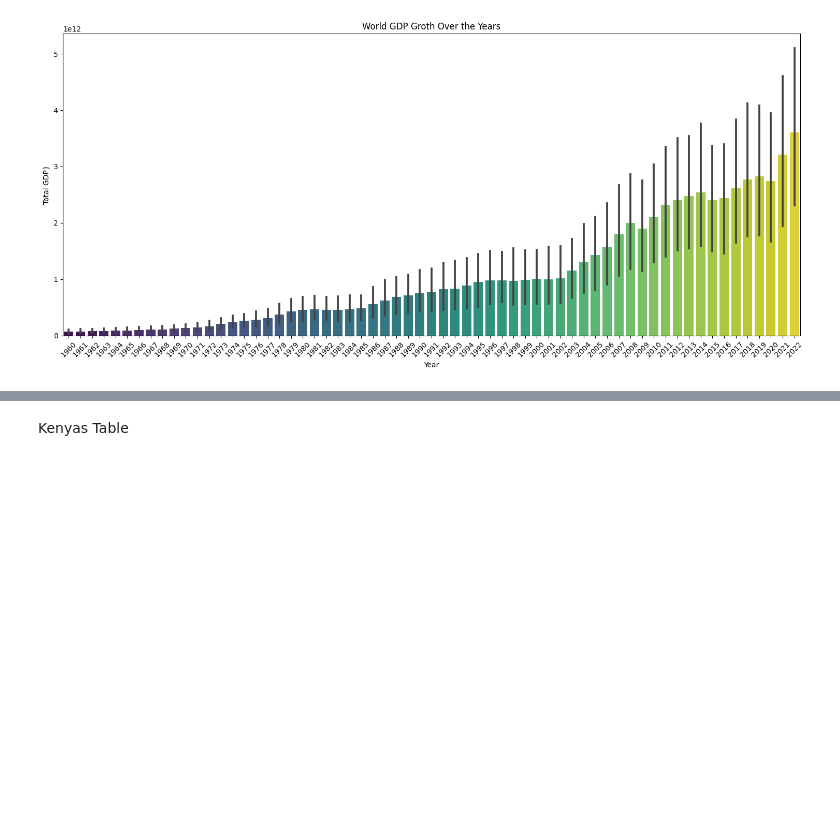
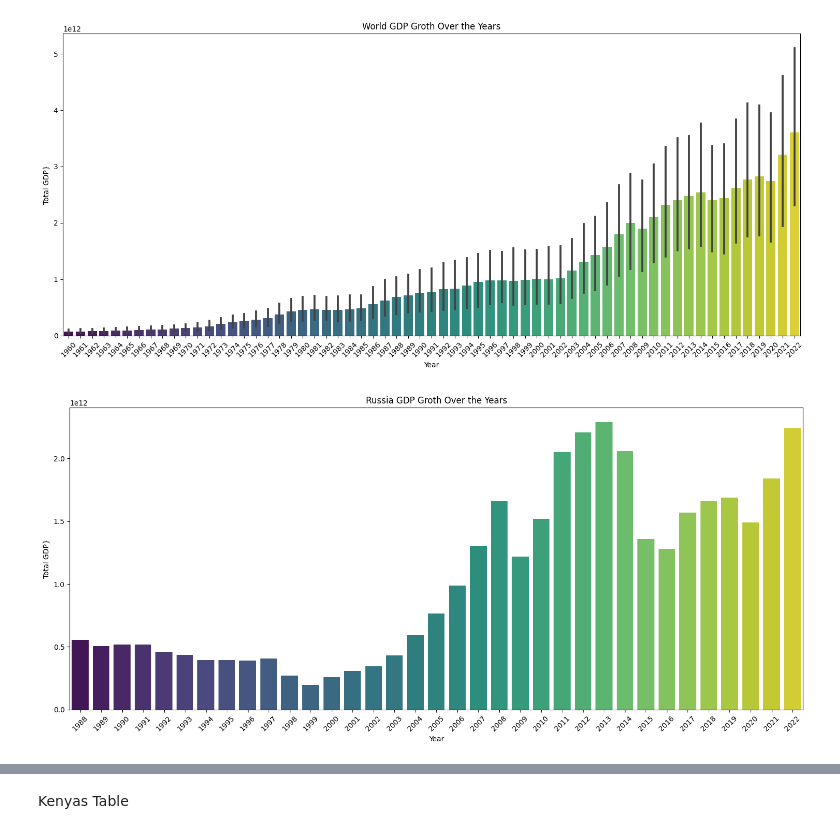
Before and after one commit to Karemu1842call/Ds_practice, a Jupyter notebook: app.ipynb, the cells around one changed output, grey strips where cells are left out. Drawn from its saved outputs; the diff is of its cells as text; code cells hidden in the pictures; blank space fills up the shorter version.

Commit message:
plus usa and russia gdp graphs

```diff
--- a/app.ipynb
+++ b/app.ipynb
@@ -42,3 +42,15 @@ plt.tight_layout()
 plt.show()
 # %% [output]
 [figure]
+# %%
+russia_data = merged_table.loc[merged_table['country_code']=='RUS']
+plt.figure(figsize=(15, 7))
+sns.barplot(x="year", y="value", data=russia_data, palette="viridis")
+plt.xlabel("Year")
+plt.ylabel("Total GDP}")
+plt.title("Russia GDP Groth Over the Years")
+plt.xticks(rotation=45)
+plt.tight_layout()
+plt.show()
+# %% [output]
+[figure, added]
```
Also changed, not shown: parts of 1 cell of this notebook.
